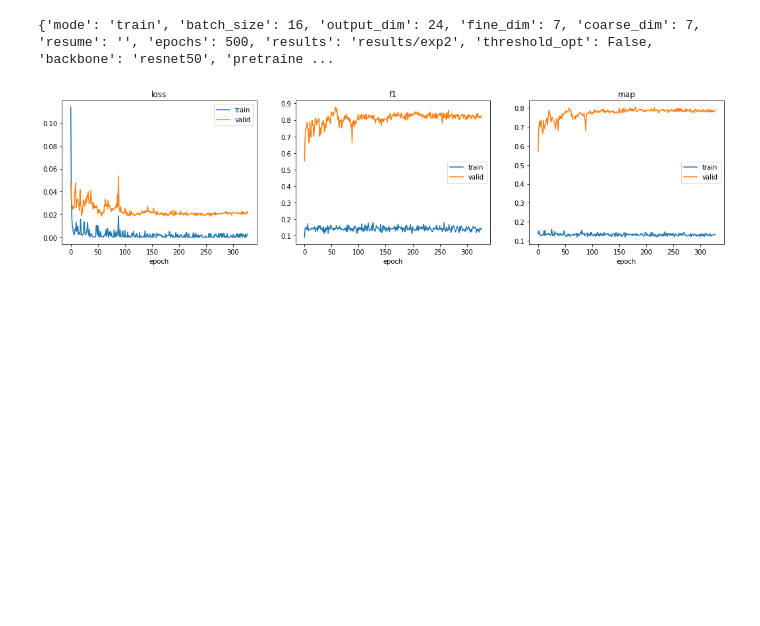
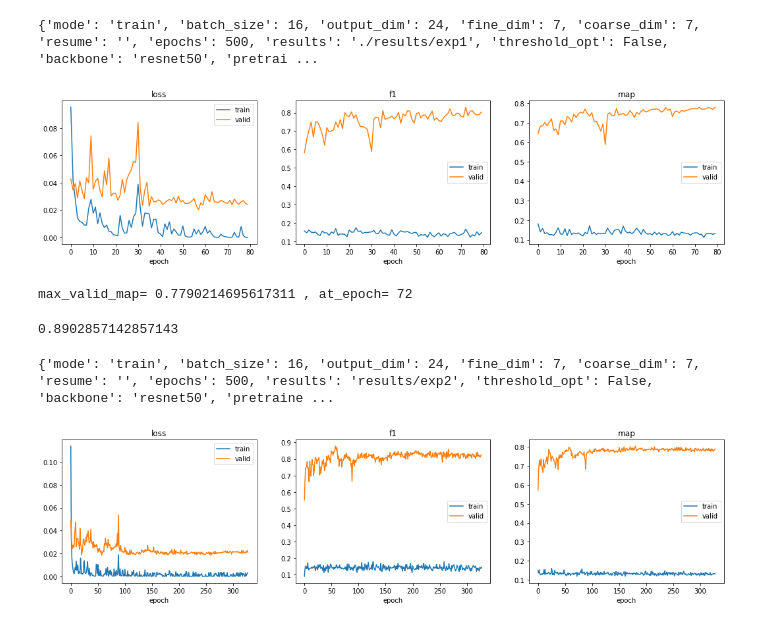
Before and after one commit to bnbsking/0-multi-bucket-anomaly-detection, a Jupyter notebook: dashboard.ipynb, the cells around one changed output. Drawn from its saved outputs; the diff is of its cells as text; code cells hidden in the pictures; blank space fills up the shorter version.

```diff
--- a/dashboard.ipynb
+++ b/dashboard.ipynb
@@ -23,3 +37,12 @@ def plot_history(path, xlim=None):
+# %%
+print( json.load(open("./in_only/results/exp1/args_train.json","r")) ) # train3
+plot_history("./in_only/results/exp1/history_train.json", (None,None))
+0.779*8/7
+# %% [output]
+{'mode': 'train', 'batch_size': 16, 'output_dim': 24, 'fine_dim': 7, 'coarse_dim': 7, 'resume': '', 'epochs': 500, 'results': './results/exp1', 'threshold_opt': False, 'backbone': 'resnet50', 'pretrai ...
+[figure, added]
+max_valid_map= 0.7790214695617311 , at_epoch= 72
+0.8902857142857143
 # %%
 # keep
 print( json.load(open("./in_only/results/exp2/args_train.json","r")) )
```
Also changed, not shown: parts of 2 cells of this notebook, 4 other files.
